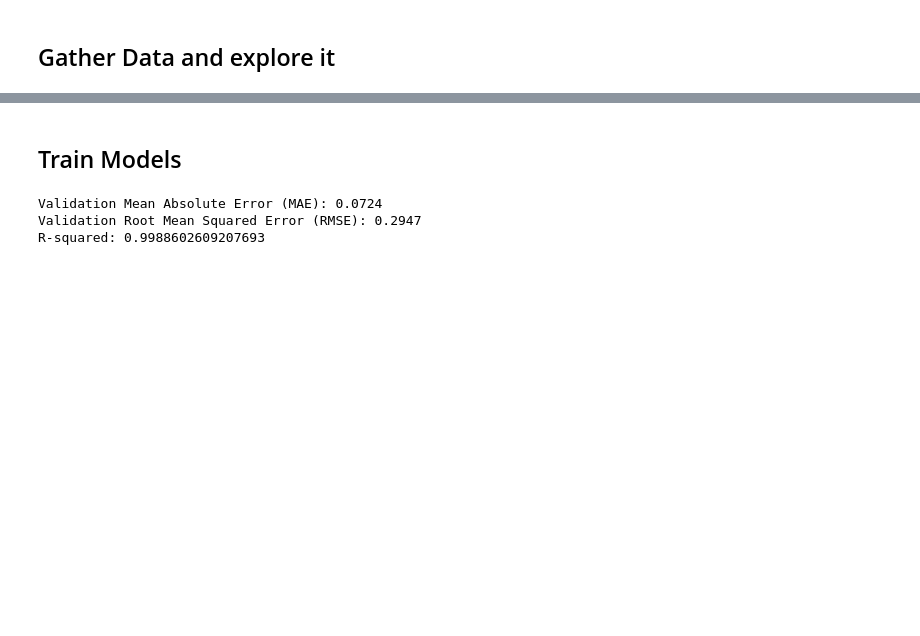
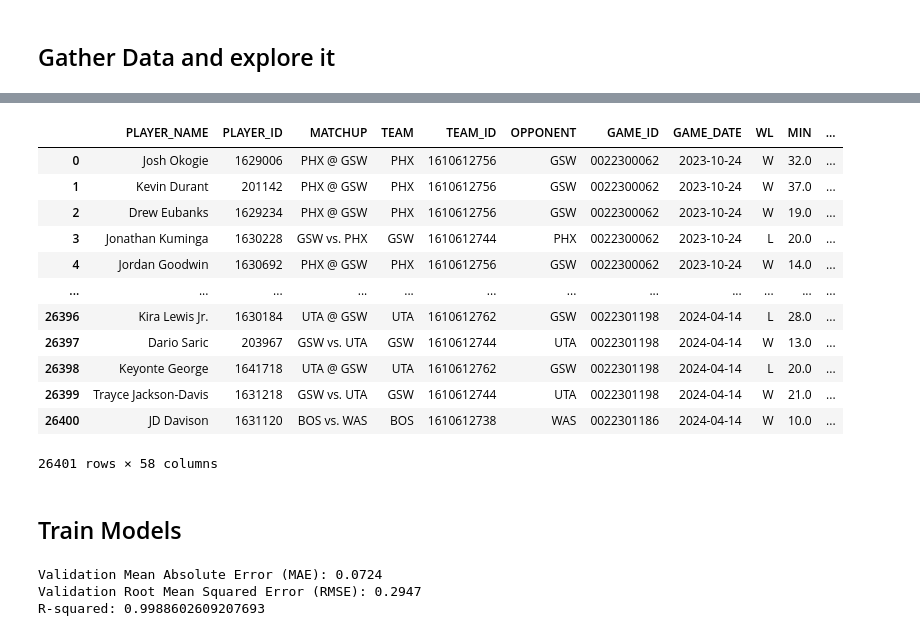
Before and after one commit to spon7ge/HoopsVista, a Jupyter notebook: PrizePicks/PlayerFunctions/TESTING.ipynb, the cells around one changed output, grey strips where cells are left out. Drawn from its saved outputs; the diff is of its cells as text; code cells hidden in the pictures; blank space fills up the shorter version.

Commit message:
finally found a working merge

```diff
--- a/PrizePicks/PlayerFunctions/TESTING.ipynb
+++ b/PrizePicks/PlayerFunctions/TESTING.ipynb
@@ -74,0 +48,4 @@ team_data
+# %%
+df = merge_player(player_data, team_data)
+
+df.columns
@@ -75,3 +64,19 @@ team_data
+# %%
+player_PER(df)
+# %% [output]
+|  | PLAYER_NAME | PLAYER_ID | MATCHUP | TEAM | TEAM_ID | OPPONENT | GAME_ID | GAME_DATE | WL | MIN | ... |
+| 0 | Josh Okogie | 1629006 | PHX @ GSW | PHX | 1610612756 | GSW | 0022300062 | 2023-10-24 | W | 32.0 | ... |
+| 1 | Kevin Durant | 201142 | PHX @ GSW | PHX | 1610612756 | GSW | 0022300062 | 2023-10-24 | W | 37.0 | ... |
+| 2 | Drew Eubanks | 1629234 | PHX @ GSW | PHX | 1610612756 | GSW | 0022300062 | 2023-10-24 | W | 19.0 | ... |
+| 3 | Jonathan Kuminga | 1630228 | GSW vs. PHX | GSW | 1610612744 | PHX | 0022300062 | 2023-10-24 | L | 20.0 | ... |
+| 4 | Jordan Goodwin | 1630692 | PHX @ GSW | PHX | 1610612756 | GSW | 0022300062 | 2023-10-24 | W | 14.0 | ... |
+| ... | ... | ... | ... | ... | ... | ... | ... | ... | ... | ... | ... |
+| 26396 | Kira Lewis Jr. | 1630184 | UTA @ GSW | UTA | 1610612762 | GSW | 0022301198 | 2024-04-14 | L | 28.0 | ... |
+| 26397 | Dario Saric | 203967 | GSW vs. UTA | GSW | 1610612744 | UTA | 0022301198 | 2024-04-14 | W | 13.0 | ... |
+| 26398 | Keyonte George | 1641718 | UTA @ GSW | UTA | 1610612762 | GSW | 0022301198 | 2024-04-14 | L | 20.0 | ... |
+| 26399 | Trayce Jackson-Davis | 1631218 | GSW vs. UTA | GSW | 1610612744 | UTA | 0022301198 | 2024-04-14 | W | 21.0 | ... |
+| 26400 | JD Davison | 1631120 | BOS vs. WAS | BOS | 1610612738 | WAS | 0022301186 | 2024-04-14 | W | 10.0 | ... |
+26401 rows × 58 columns
 # %% [markdown]
 ## Train Models
 # %%
```
Also changed, not shown: parts of 4 cells of this notebook, 2 other files.
